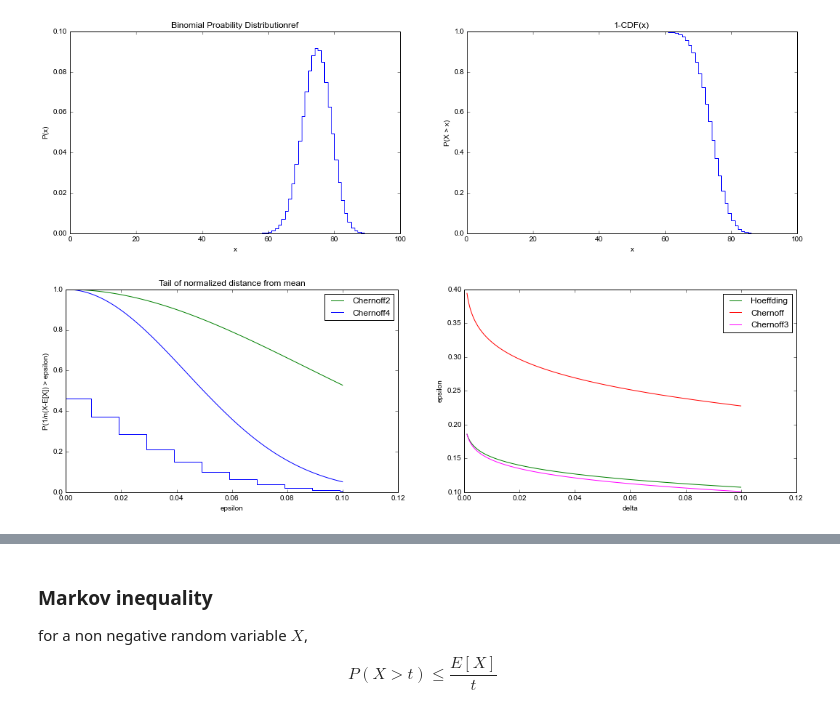
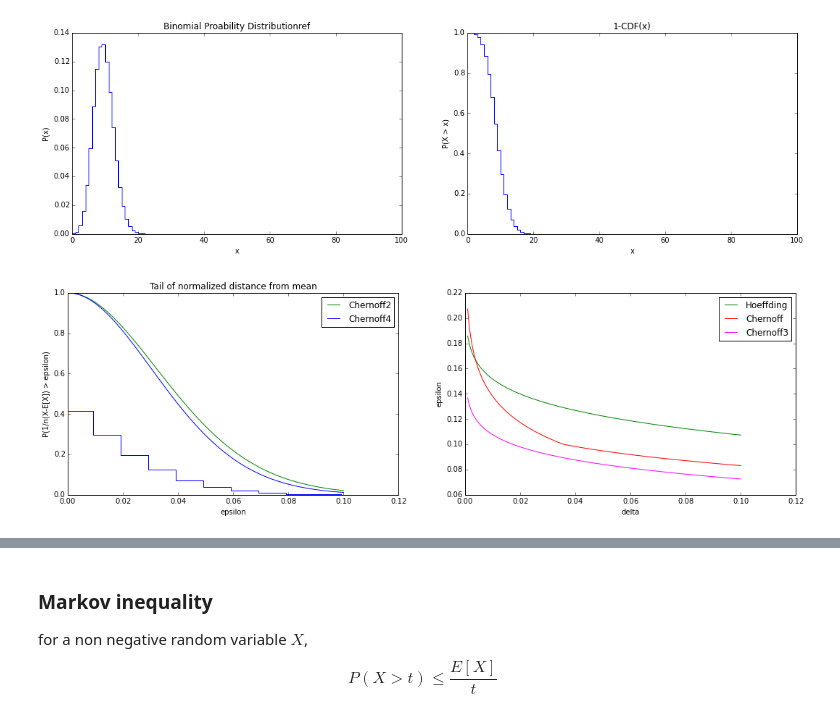
Before and after one commit to finnhacks42/causality, a Jupyter notebook: Inequalities.ipynb, the cells around one changed output, grey strips where cells are left out. Saved outputs shown, nothing was run; the diff lists cells and outputs as text; code cells hidden in the pictures.

```diff
--- a/Inequalities.ipynb
+++ b/Inequalities.ipynb
@@ -3,7 +5,7 @@ from scipy.stats import binom
 from math import log
 from math import exp
 from math import sqrt
-n, p = 100, 3/4.0
+n, p = 100, .1
 expectation = n*p
 
 # first plot the full distribution
@@ -82,32 +84,32 @@ def bchern(delta,p,n):
             result[indx] = e1
         elif e2 >= p:
             result[indx] = e2
         else:
             result[indx]=0
             print "ambiguous",e1,e2,p
     return result
 
 bhoeff = [sqrt(log(1/d)/(2*n)) for d in delta]
 bcheb = [min(1,(1/d)*sqrt(p*(1-p)/n)) for d in delta]
 bcher =  bchern(delta,p,n)
 
 logD = [log(1/d) for d in delta]
 bcher3 = [D/(3*n) + sqrt(pow(D,2)/(9*pow(n,2)) + 2*D*p*(1-p)/n) for D in logD]
 
 ax[1].set_xlabel("delta")
 ax[1].set_ylabel("epsilon")
 ax[1].plot(delta,bhoeff,color = "green",label="Hoeffding")
 ax[1].plot(delta,bcher,color = "red",label="Chernoff")
 ax[1].plot(delta,bcher3,color = "magenta",label="Chernoff3")
 #ax[1].plot(delta,bcheb,color = "magenta",label="Chebyshev")
 ax[1].legend()
 
 
 
 show()
 
 
 # tnormalizing
 # %% [output]
-[figure, old version]
+[figure, new version]
-[figure, old version]
+[figure, new version]
```
Also changed, not shown: parts of 2 cells of this notebook, 41 other files.
